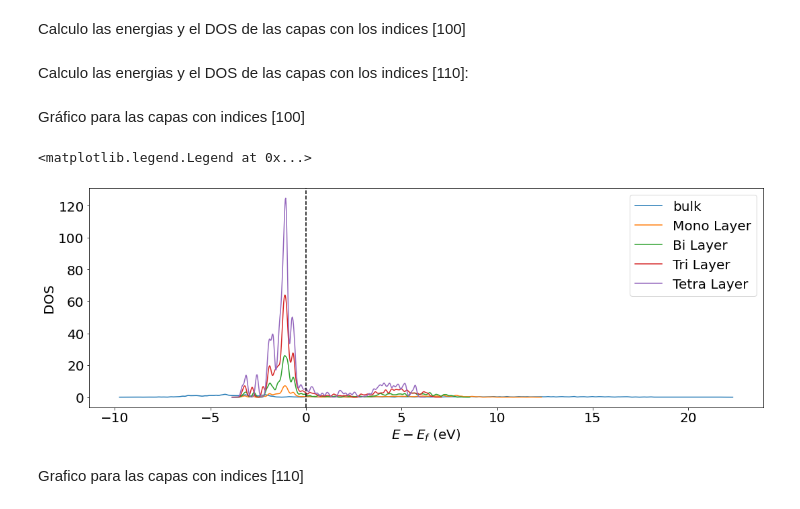
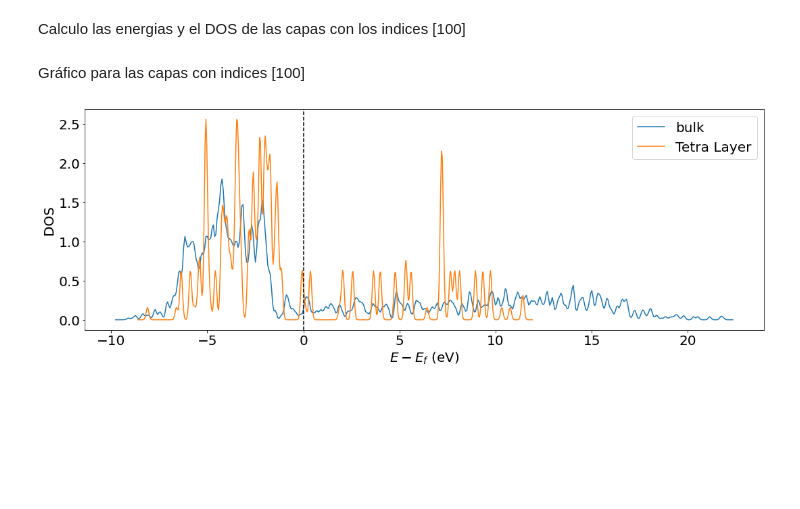
Before and after one commit to Modelizacion-de-Materiales/2022_Ingenieria, a Jupyter notebook: TrabajoFinal_Au.ipynb, the cells around one changed output. Drawn from its saved outputs; the diff is of its cells as text; code cells hidden in the pictures; blank space fills up the shorter version.

```diff
--- a/TrabajoFinal_Au.ipynb
+++ b/TrabajoFinal_Au.ipynb
@@ -275,0 +427,9 @@ AuMonoLayer1_4x4.get_potential_energy()
+# %%
+tetralayer_dos_file = os.path.join(layers_dir, f'layer_{n}_dos.gpaw')
+tetralayer_dos_log = os.path.join(layers_dir, f'layer_{n}_dos.txt')
+# %%
+GPAW_KWARGS_tetralayer=dict(mode=PW(ECUT), xc='PBE', kpts=[15/4,15/4,1], txt=tetralayer_dos_log)
+# %%
+calcTetraL = load_calc(tetralayer_dos_file, **GPAW_KWARGS_tetralayer)
+AuTetraLayer.set_calculator(calcTetraL)
+AuTetraLayer.get_potential_energy()
@@ -278,13 +453,13 @@ Calculo las energias y el DOS de las capas con los indices [100]
 # %%
 e,dos = AuFCC.calc.get_dos(npts=500)
 e2_100, dos_ml_100 = AuMonoLayer.calc.get_dos(npts=500)
-e3_100, dos_bl_100 = AuMonoLayer_2x2.calc.get_dos(npts=500)
-e4_100, dos_tril_100 = AuMonoLayer_3x3.calc.get_dos(npts=500)
-e5_100, dos_tetral_100 = AuMonoLayer_4x4.calc.get_dos(npts=500)
+e3_100, dos_bl_100 = AuBiLayer.calc.get_dos(npts=500)
+e4_100, dos_tril_100 = AuTriLayer.calc.get_dos(npts=500)
+e5_100, dos_tetral_100 = AuTetraLayer.calc.get_dos(npts=500)
+e6_100, dos_pental_100 = AuPentaLayer.calc.get_dos(npts=500)
 ef = AuFCC.calc.get_fermi_level()
 efml_100 = AuMonoLayer.calc.get_fermi_level()
-efbl_100 = AuMonoLayer_2x2.calc.get_fermi_level()
-eftril_100 = AuMonoLayer_3x3.calc.get_fermi_level()
-eftetral_100 = AuMonoLayer_4x4.calc.get_fermi_level()
+efbl_100 = AuBiLayer.calc.get_fermi_level()
+eftril_100 = AuTriLayer.calc.get_fermi_level()
+eftetral_100 = AuTetraLayer.calc.get_fermi_level()
+efpental_100 = AuPentaLayer.calc.get_fermi_level()
-# %% [markdown]
-Calculo las energias y el DOS de las capas con los indices [110]:
@@ -301,16 +467,16 @@ eftetral_110 = AuMonoLayer1_4x4.calc.get_fermi_level()
 Gráfico para las capas con indices [100]
 # %%
 plt.plot(e-ef,dos, label='bulk')
-plt.plot(e2_100-efml_100,dos_ml_100, label='Mono Layer')
-plt.plot(e3_100-efbl_100,dos_bl_100, label='Bi Layer')
-plt.plot(e4_100-eftril_100,dos_tril_100, label='Tri Layer')
-plt.plot(e5_100-eftetral_100,dos_tetral_100, label='Tetra Layer')
+#plt.plot(e2_100-efml_100,dos_ml_100, label='Mono Layer')
+#plt.plot(e3_100-efbl_100,(dos_bl_100)/2, label='Bi Layer')
+#plt.plot(e4_100-eftril_100,(dos_tril_100)/3, label='Tri Layer')
+plt.plot(e5_100-eftetral_100,(dos_tetral_100)/4, label='Tetra Layer')
+#plt.plot(e6_100-efpental_100,(dos_pental_100)/5, label='Penta Layer')
 plt.axvline(color='k', linestyle='--')
 plt.xlabel('$E - E_f$ (eV)')
 plt.ylabel('DOS')
 plt.legend()
+#normalizado por la cantidad de atomos en las capas.
+plt.savefig("DOS - Tetra Capa Vs. Bulk .jpg", )
 # %% [output]
-<matplotlib.legend.Legend at 0x...>
-[figure, old version]
+[figure, new version]
-# %% [markdown]
-Grafico para las capas con indices [110]
```
Also changed, not shown: parts of 96 cells of this notebook.
